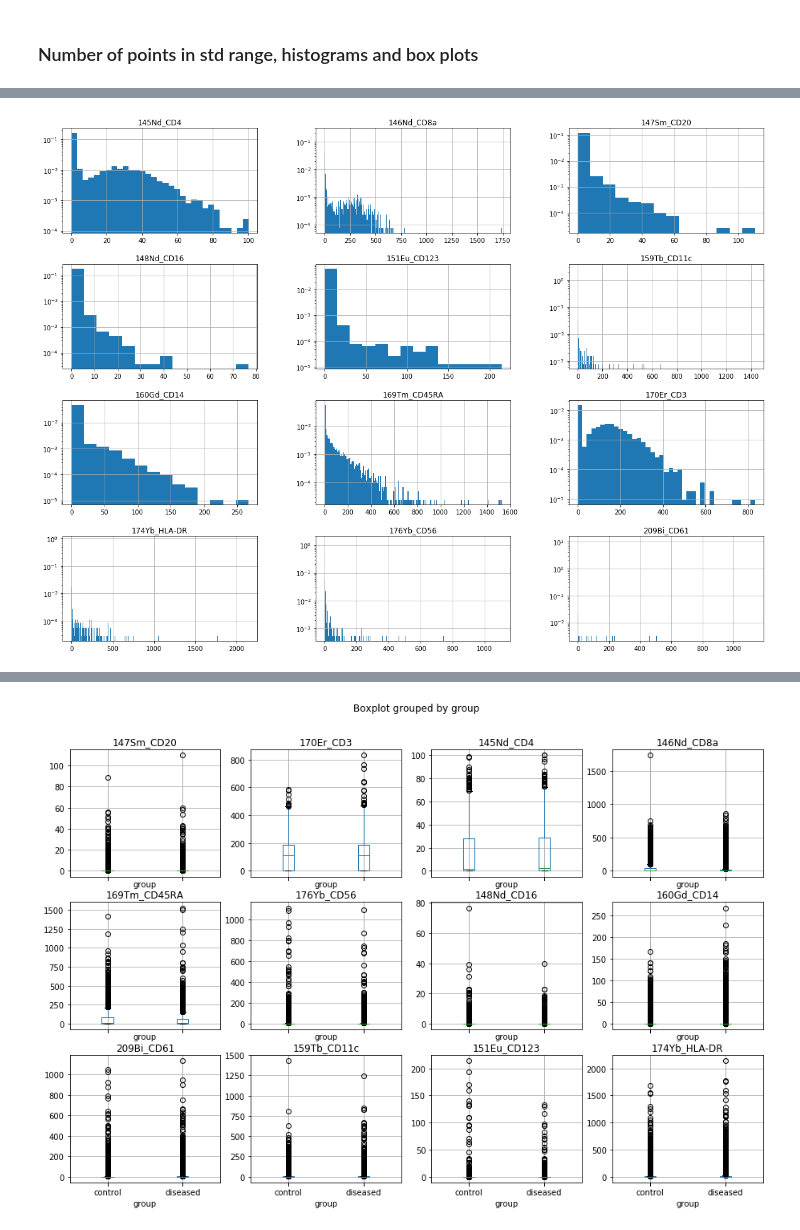
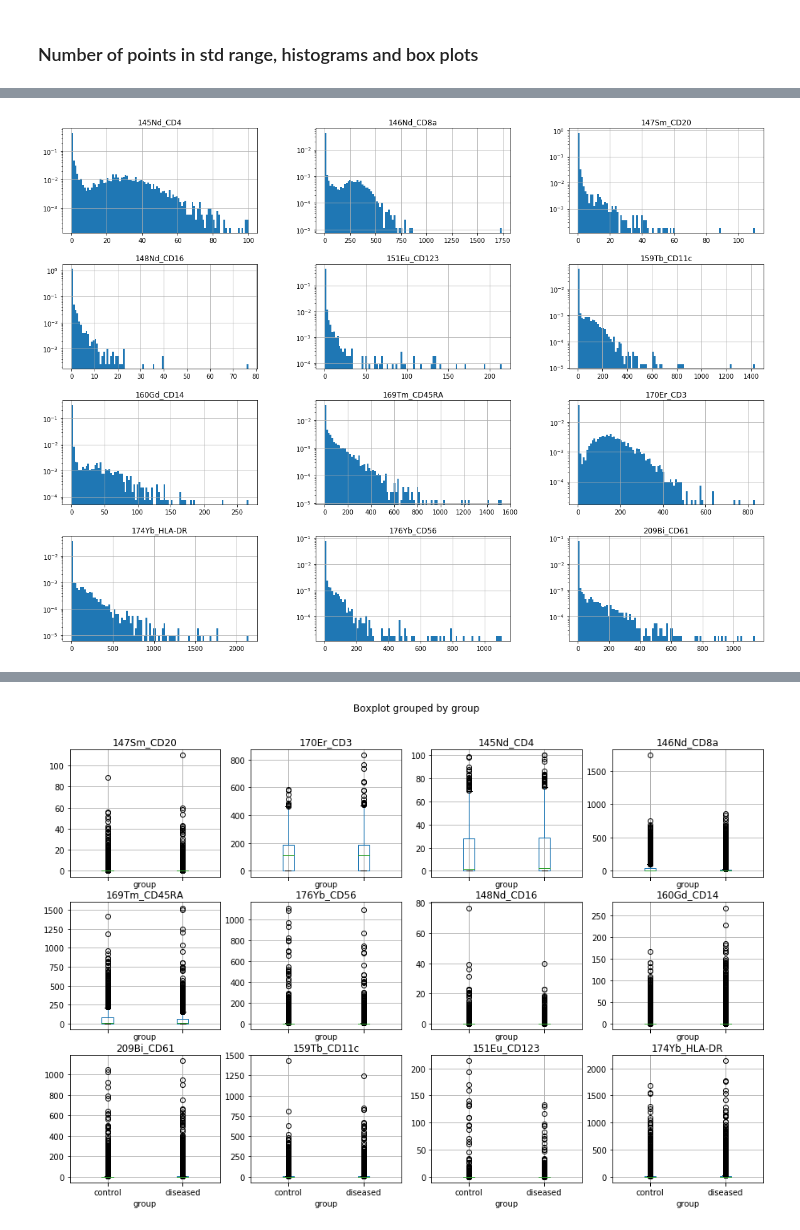
Before and after one commit to H00N24/INF367-Project-d-reduction-clustering, a Jupyter notebook: Project 2.ipynb, the cells around one changed output, grey strips where cells are left out. Saved outputs shown, nothing was run; the diff lists cells and outputs as text; code cells hidden in the pictures.

```diff
--- a/Project 2.ipynb
+++ b/Project 2.ipynb
@@ -282,9 +284,9 @@ plt.show()
 [interactive output not drawn]
 # %%
-sampled_frame[all_features].hist(bins="auto", figsize=(20, 15), density=True, log=True)
+sampled_frame[all_features].hist(bins=100, figsize=(20, 15), density=True, log=True)
 plt.show()
 # %% [output]
-[figure, old version]
+[figure, new version]
 [interactive output not drawn]
 # %%
 fig, axs = plt.subplots(3, 4, figsize=(15, 10), sharex=True)
```
Also changed, not shown: parts of 42 cells of this notebook, 1 other file.
